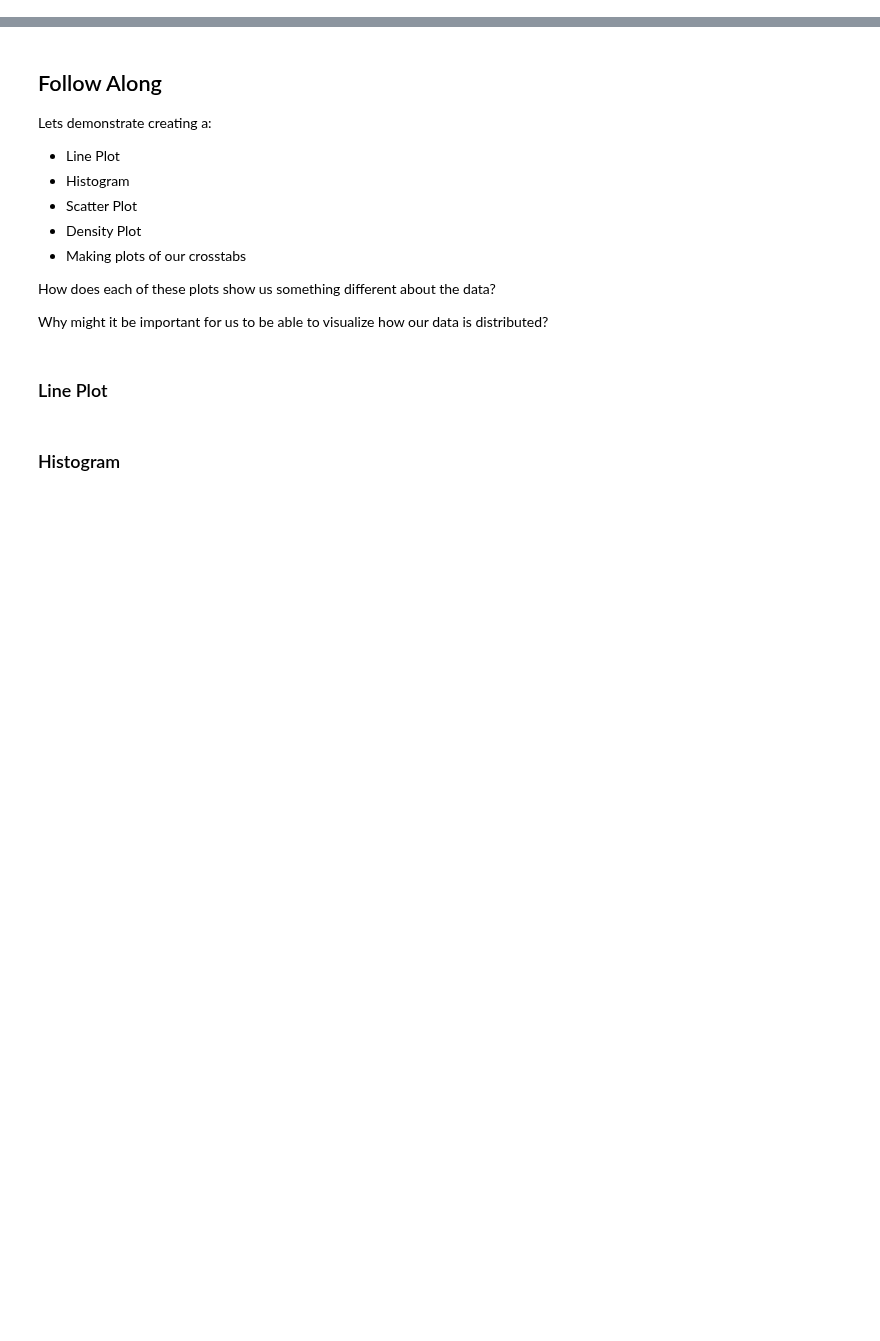
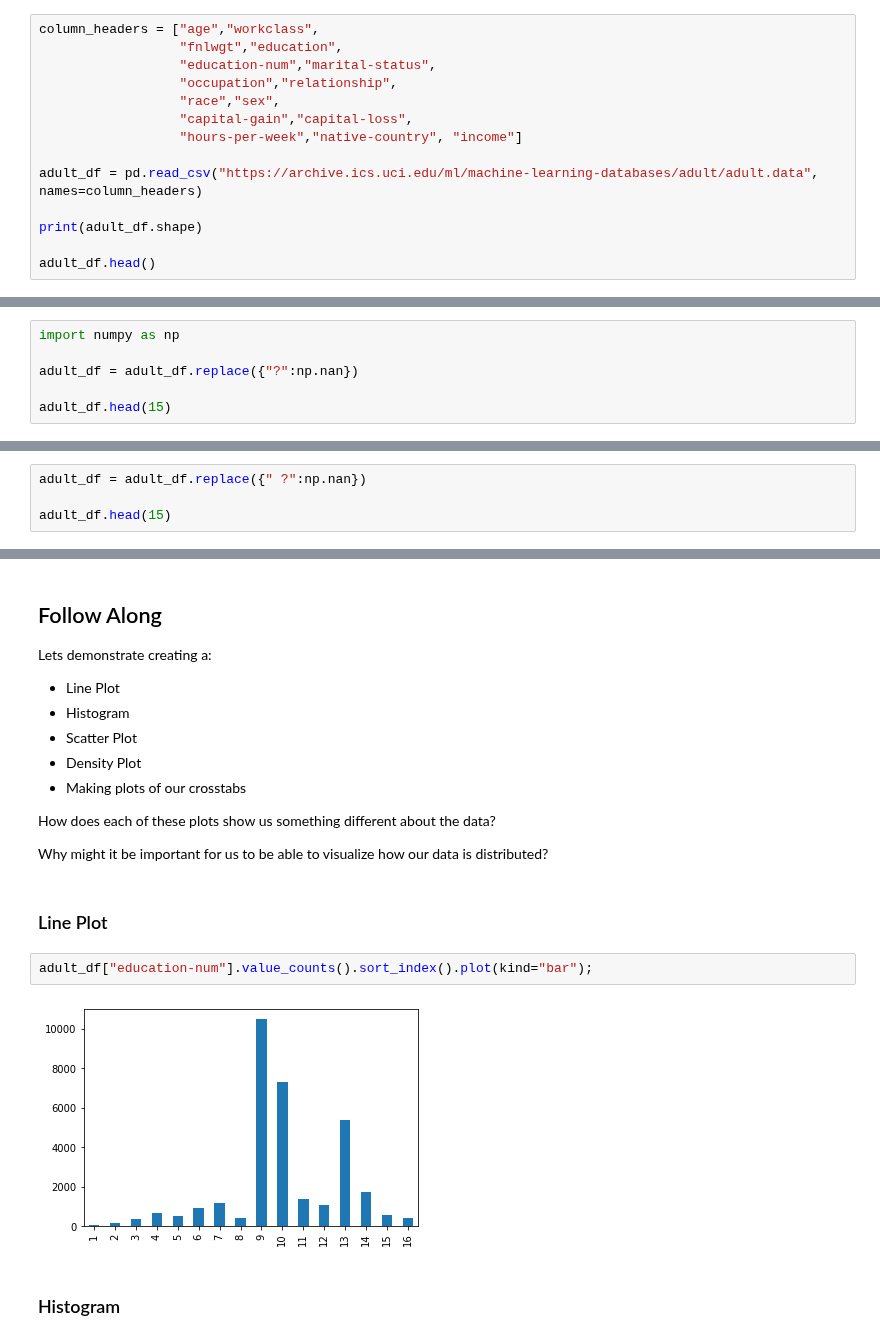
Before and after one commit to bloominstituteoftechnology/DS-Unit-1-Sprint-1-Data-Wrangling-and-Storytelling, a Jupyter notebook: module1-exploratory-data-analysis/LS_DS_111_Exploratory_Data_Analysis.ipynb, the cells around one changed output, grey strips where cells are left out. Drawn from its saved outputs; the diff is of its cells as text; blank space fills up the shorter version.

```diff
--- a/module1-exploratory-data-analysis/LS_DS_111_Exploratory_Data_Analysis.ipynb
+++ b/module1-exploratory-data-analysis/LS_DS_111_Exploratory_Data_Analysis.ipynb
@@ -205,3 +273,17 @@ What can we discover about this dataset?
 # %%
 # Lets try reading in a new dataset: The Adult Dataset
 # https://archive.ics.uci.edu/ml/datasets/adult
+# %%
+column_headers = ["age","workclass",
+                  "fnlwgt","education",
+                  "education-num","marital-status",
+                  "occupation","relationship",
+                  "race","sex",
+                  "capital-gain","capital-loss",
+                  "hours-per-week","native-country", "income"]
+
+adult_df = pd.read_csv("https://archive.ics.uci.edu/ml/machine-learning-databases/adult/adult.data", names=column_headers)
+
+print(adult_df.shape)
+
+adult_df.head()
@@ -207,0 +317,6 @@ What can we discover about this dataset?
+# %%
+import numpy as np
+
+adult_df = adult_df.replace({"?":np.nan})
+
+adult_df.head(15)
@@ -207,0 +344,4 @@ What can we discover about this dataset?
+# %%
+adult_df = adult_df.replace({" ?":np.nan})
+
+adult_df.head(15)
@@ -231,5 +453,9 @@ How does each of these plots show us something different about the data?
 Why might it be important for us to be able to visualize how our data is distributed?
 # %% [markdown]
 ### Line Plot
+# %%
+adult_df["education-num"].value_counts().sort_index().plot(kind="bar");
+# %% [output]
+[figure, added]
 # %% [markdown]
 ### Histogram
```
Also changed, not shown: parts of 22 cells of this notebook.
